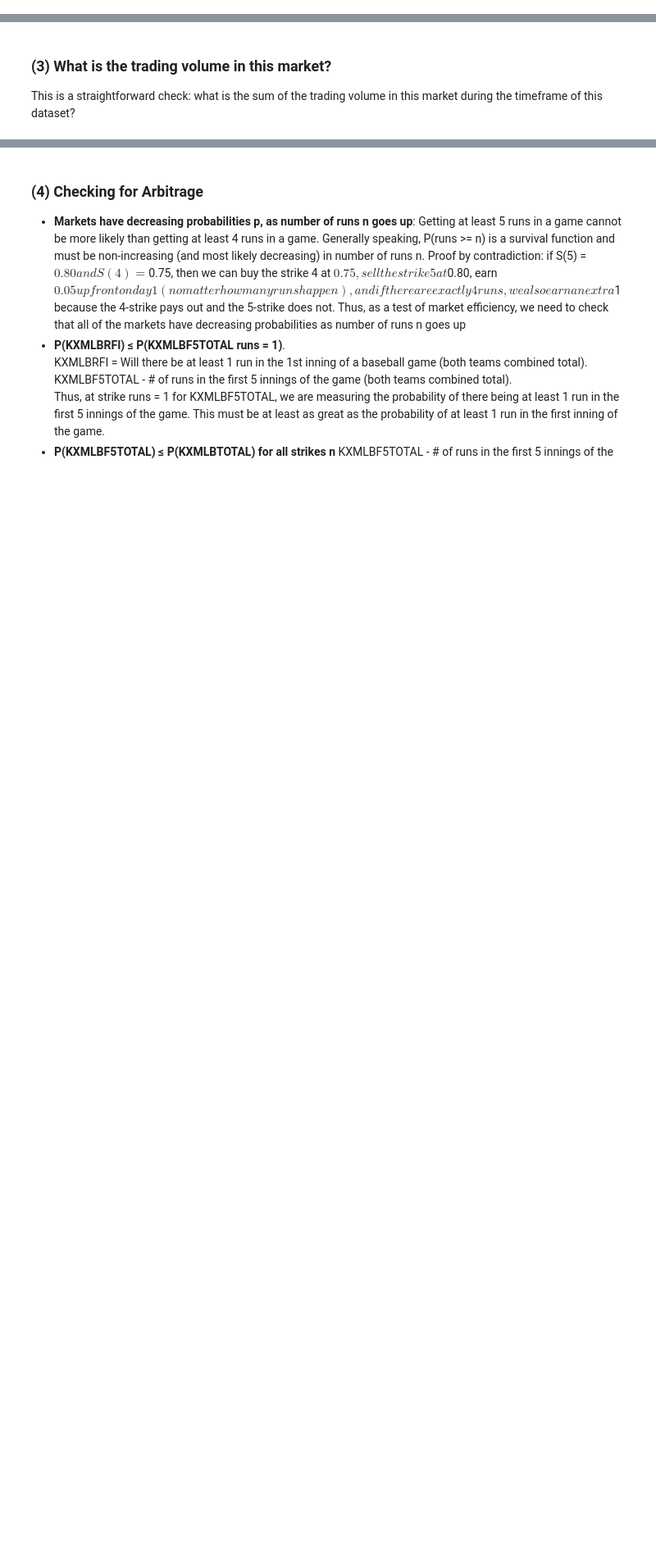
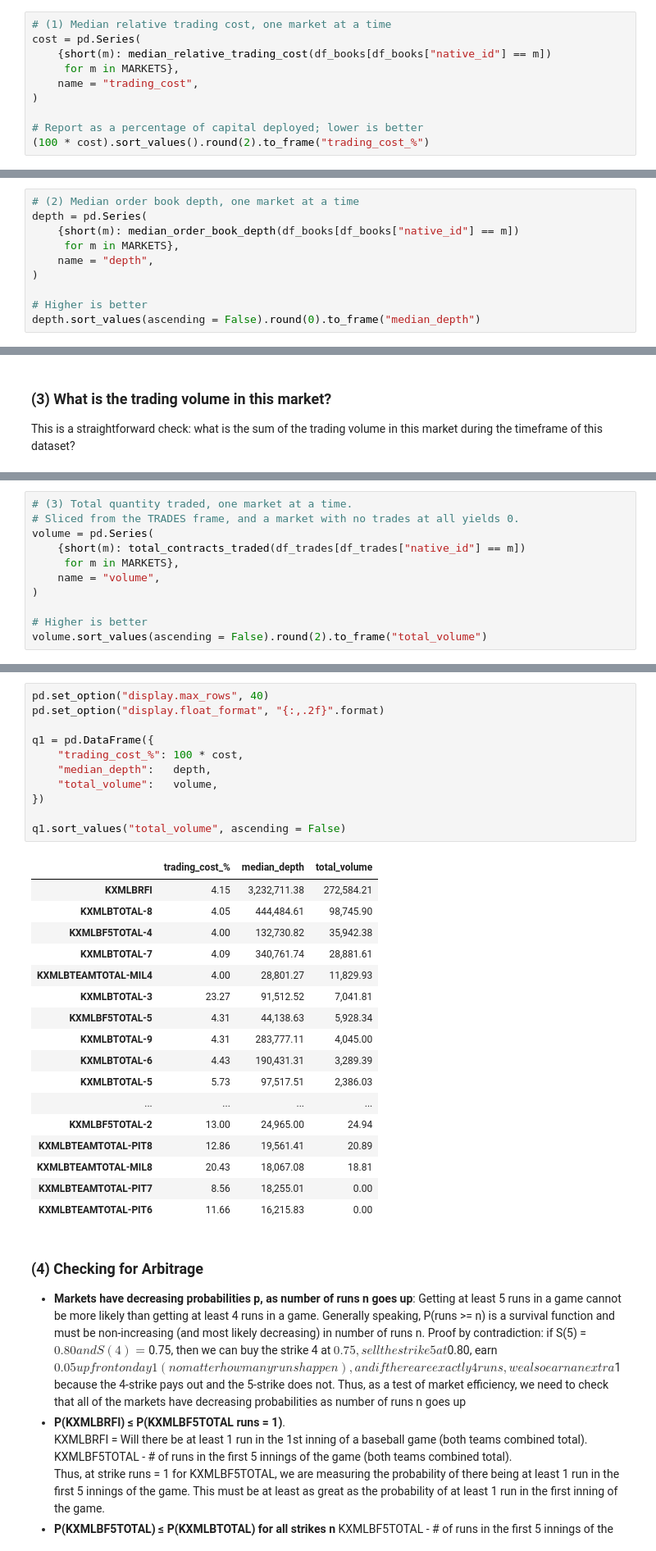
Before and after one commit to jzl4/prediction_market_project, a Jupyter notebook: q1_market_efficiency_new.ipynb, the cells around one changed output, grey strips where cells are left out. Shown at 82% size. Saved outputs shown, nothing was run; the diff lists cells and outputs as text; blank space fills up the shorter version.

```diff
--- a/q1_market_efficiency_new.ipynb
+++ b/q1_market_efficiency_new.ipynb
@@ -45,0 +74,10 @@ Note that the two individual costs are not symmetric — the cheap side of the c
+# %%
+# (1) Median relative trading cost, one market at a time
+cost = pd.Series(
+    {short(m): median_relative_trading_cost(df_books[df_books["native_id"] == m])
+     for m in MARKETS},
+    name = "trading_cost",
+)
+
+# Report as a percentage of capital deployed; lower is better
+(100 * cost).sort_values().round(2).to_frame("trading_cost_%")
@@ -49,0 +111,10 @@ This is a straightforward check: what is the sum of the quantities of the highes
+# %%
+# (2) Median order book depth, one market at a time
+depth = pd.Series(
+    {short(m): median_order_book_depth(df_books[df_books["native_id"] == m])
+     for m in MARKETS},
+    name = "depth",
+)
+
+# Higher is better
+depth.sort_values(ascending = False).round(0).to_frame("median_depth")
@@ -53,0 +148,11 @@ This is a straightforward check: what is the sum of the trading volume in this m
+# %%
+# (3) Total quantity traded, one market at a time.
+# Sliced from the TRADES frame, and a market with no trades at all yields 0.
+volume = pd.Series(
+    {short(m): total_contracts_traded(df_trades[df_trades["native_id"] == m])
+     for m in MARKETS},
+    name = "volume",
+)
+
+# Higher is better
+volume.sort_values(ascending = False).round(2).to_frame("total_volume")
@@ -54,3 +182,32 @@ This is a straightforward check: what is the sum of the trading volume in this m
+# %%
+pd.set_option("display.max_rows", 40)
+pd.set_option("display.float_format", "{:,.2f}".format)
+
+q1 = pd.DataFrame({
+    "trading_cost_%": 100 * cost,
+    "median_depth":   depth,
+    "total_volume":   volume,
+})
+
+q1.sort_values("total_volume", ascending = False)
+# %% [output]
+|  | trading_cost_% | median_depth | total_volume |
+| KXMLBRFI | 4.15 | 3,232,711.38 | 272,584.21 |
+| KXMLBTOTAL-8 | 4.05 | 444,484.61 | 98,745.90 |
+| KXMLBF5TOTAL-4 | 4.00 | 132,730.82 | 35,942.38 |
+| KXMLBTOTAL-7 | 4.09 | 340,761.74 | 28,881.61 |
+| KXMLBTEAMTOTAL-MIL4 | 4.00 | 28,801.27 | 11,829.93 |
+| KXMLBTOTAL-3 | 23.27 | 91,512.52 | 7,041.81 |
+| KXMLBF5TOTAL-5 | 4.31 | 44,138.63 | 5,928.34 |
+| KXMLBTOTAL-9 | 4.31 | 283,777.11 | 4,045.00 |
+| KXMLBTOTAL-6 | 4.43 | 190,431.31 | 3,289.39 |
+| KXMLBTOTAL-5 | 5.73 | 97,517.51 | 2,386.03 |
+| ... | ... | ... | ... |
+| KXMLBF5TOTAL-2 | 13.00 | 24,965.00 | 24.94 |
+| KXMLBTEAMTOTAL-PIT8 | 12.86 | 19,561.41 | 20.89 |
+| KXMLBTEAMTOTAL-MIL8 | 20.43 | 18,067.08 | 18.81 |
+| KXMLBTEAMTOTAL-PIT7 | 8.56 | 18,255.01 | 0.00 |
+| KXMLBTEAMTOTAL-PIT6 | 11.66 | 16,215.83 | 0.00 |
 # %% [markdown]
 ### (4) Checking for Arbitrage
 
```
Also changed, not shown: parts of 8 cells of this notebook, 1 other file.
